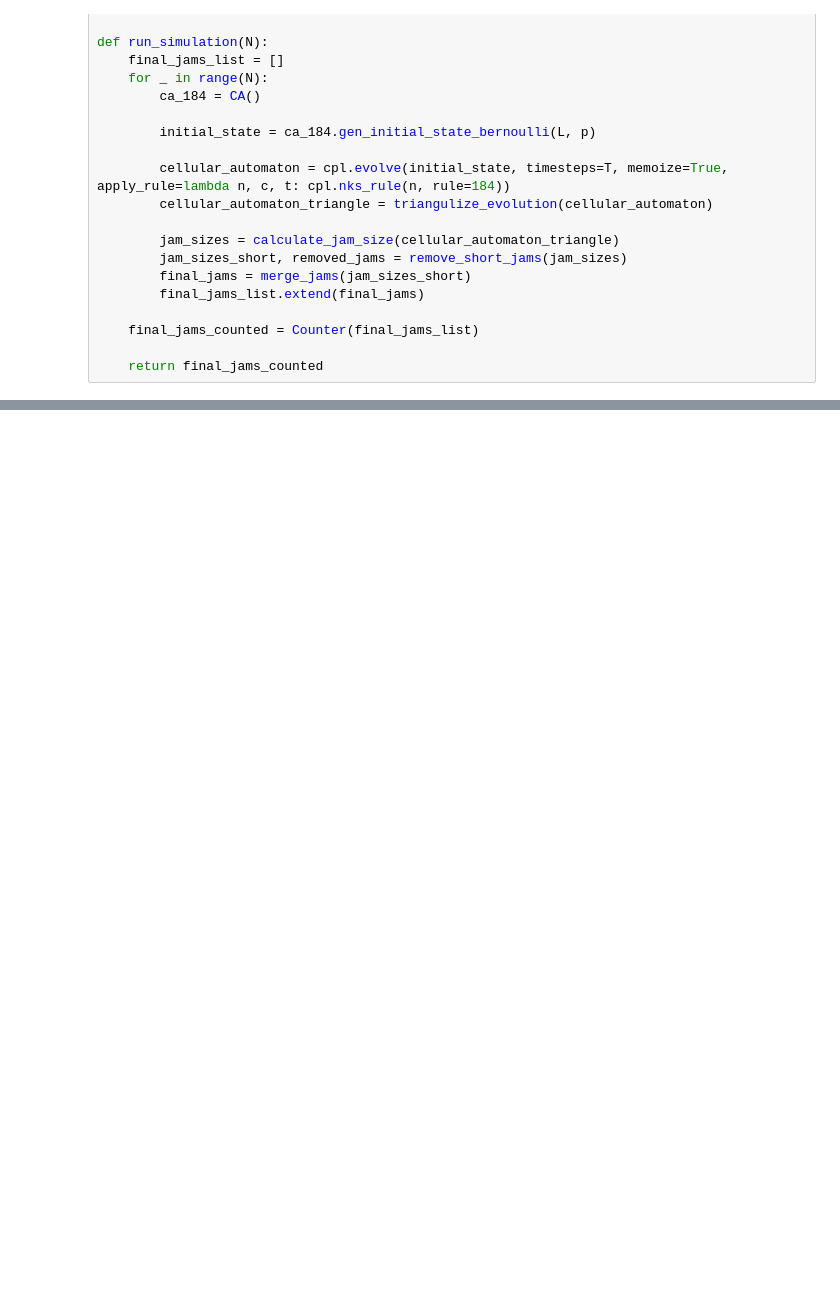
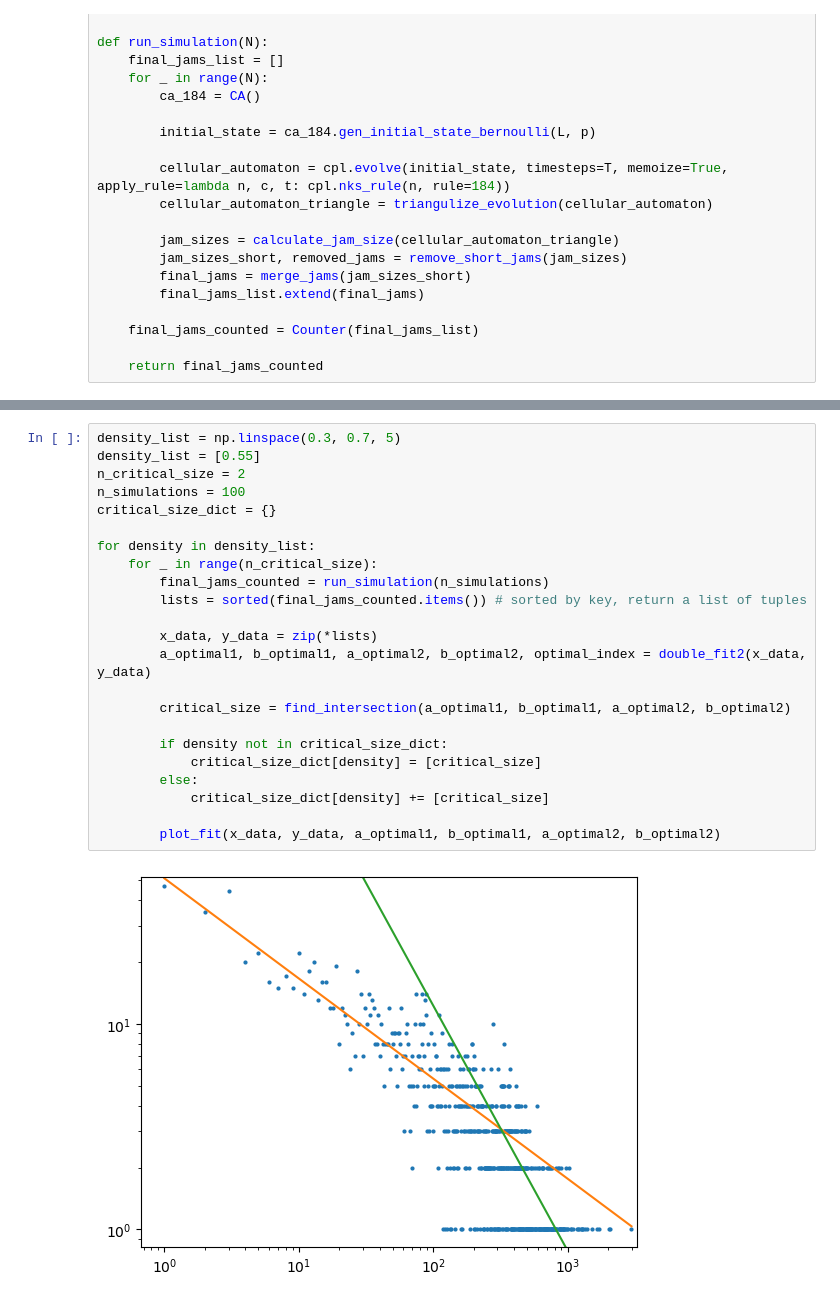
Before and after one commit to ThomasTenDamme/CSS-Group1, a Jupyter notebook: jennas_test.ipynb, the cells around one changed output, grey strips where cells are left out. Drawn from its saved outputs; the diff is of its cells as text; blank space fills up the shorter version.

```diff
--- a/jennas_test.ipynb
+++ b/jennas_test.ipynb
@@ -132,0 +185,25 @@ plt.plot(x_fit,y_fit)
+# %%
+density_list = np.linspace(0.3, 0.7, 5)
+density_list = [0.55]
+n_critical_size = 2
+n_simulations = 100
+critical_size_dict = {}
+
+for density in density_list:
+    for _ in range(n_critical_size):
+        final_jams_counted = run_simulation(n_simulations)
+        lists = sorted(final_jams_counted.items()) # sorted by key, return a list of tuples
+
+        x_data, y_data = zip(*lists)
+        a_optimal1, b_optimal1, a_optimal2, b_optimal2, optimal_index = double_fit2(x_data, y_data)
+
+        critical_size = find_intersection(a_optimal1, b_optimal1, a_optimal2, b_optimal2)
+
+        if density not in critical_size_dict:
+            critical_size_dict[density] = [critical_size]
+        else:
+            critical_size_dict[density] += [critical_size]
+
+        plot_fit(x_data, y_data, a_optimal1, b_optimal1, a_optimal2, b_optimal2)
+# %% [output]
+[figure, added]
```
Also changed, not shown: parts of 7 cells of this notebook.
